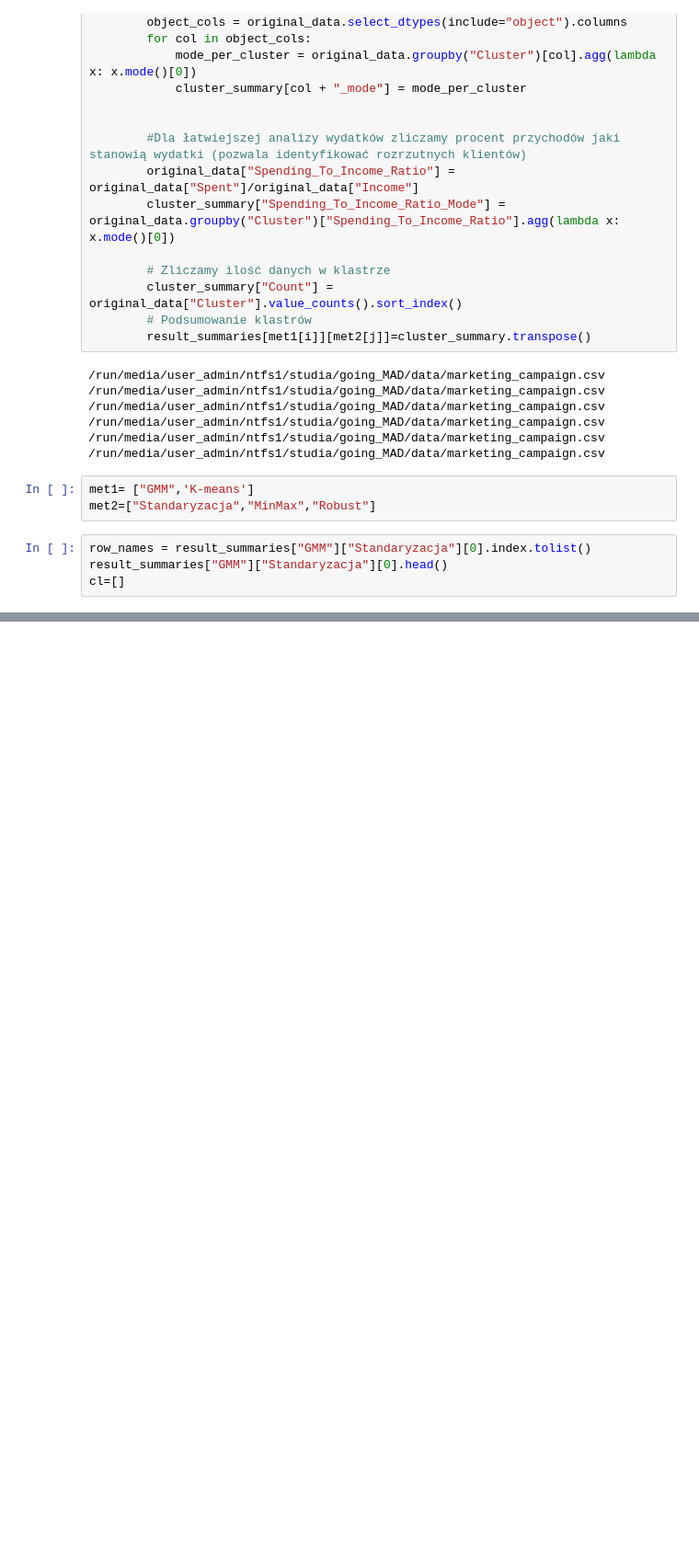
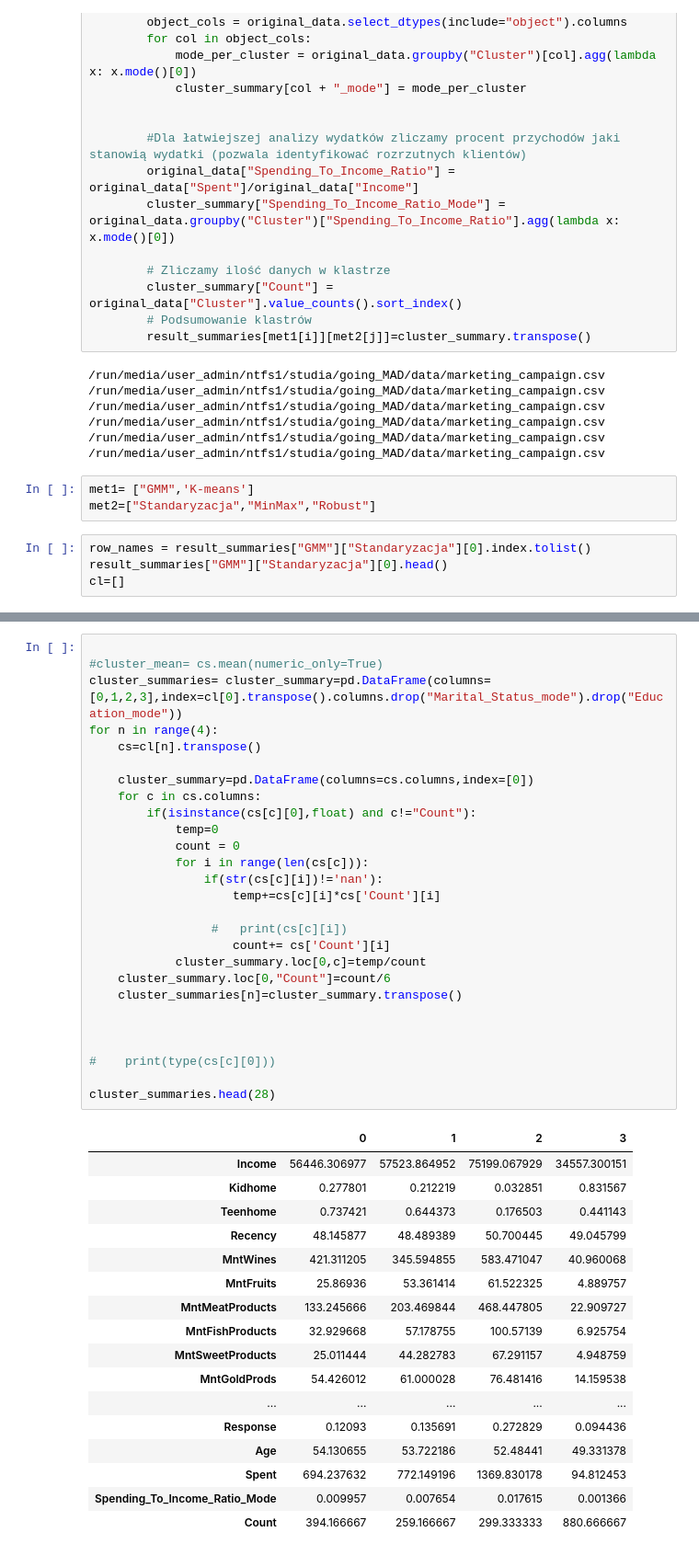
Before and after one commit to Noka993/customer-profile-analysis, a Jupyter notebook: notebooks/Comparison.ipynb, the cells around one changed output, grey strips where cells are left out. Shown at 92% size. Drawn from its saved outputs; the diff is of its cells as text; blank space fills up the shorter version.

```diff
--- a/notebooks/Comparison.ipynb
+++ b/notebooks/Comparison.ipynb
@@ -349,3 +366,48 @@ cl[3].head(28)
 | Marital_Status_mode | Partner | Partner | Partner | Partner | Partner | Partner |
 | Spending_To_Income_Ratio_Mode | 0.001366 | 0.001366 | 0.001366 | 0.001366 | 0.001366 | 0.001366 |
 | Count | 1048 | 639 | 980 | 974 | 663 | 980 |
+# %%
+
+#cluster_mean= cs.mean(numeric_only=True)
+cluster_summaries= cluster_summary=pd.DataFrame(columns=[0,1,2,3],index=cl[0].transpose().columns.drop("Marital_Status_mode").drop("Education_mode"))
+for n in range(4):
+    cs=cl[n].transpose()
+
+    cluster_summary=pd.DataFrame(columns=cs.columns,index=[0])
+    for c in cs.columns:
+        if(isinstance(cs[c][0],float) and c!="Count"):
+            temp=0
+            count = 0
+            for i in range(len(cs[c])):
+                if(str(cs[c][i])!='nan'):
+                    temp+=cs[c][i]*cs['Count'][i]
+
+                 #   print(cs[c][i])
+                    count+= cs['Count'][i]
+            cluster_summary.loc[0,c]=temp/count
+    cluster_summary.loc[0,"Count"]=count/6
+    cluster_summaries[n]=cluster_summary.transpose()
+
+
+
+#    print(type(cs[c][0]))
+
+cluster_summaries.head(28)
+# %% [output]
+|  | 0 | 1 | 2 | 3 |
+| Income | 56446.306977 | 57523.864952 | 75199.067929 | 34557.300151 |
+| Kidhome | 0.277801 | 0.212219 | 0.032851 | 0.831567 |
+| Teenhome | 0.737421 | 0.644373 | 0.176503 | 0.441143 |
+| Recency | 48.145877 | 48.489389 | 50.700445 | 49.045799 |
+| MntWines | 421.311205 | 345.594855 | 583.471047 | 40.960068 |
+| MntFruits | 25.86936 | 53.361414 | 61.522325 | 4.889757 |
+| MntMeatProducts | 133.245666 | 203.469844 | 468.447805 | 22.909727 |
+| MntFishProducts | 32.929668 | 57.178755 | 100.57139 | 6.925754 |
+| MntSweetProducts | 25.011444 | 44.282783 | 67.291157 | 4.948759 |
+| MntGoldProds | 54.426012 | 61.000028 | 76.481416 | 14.159538 |
+| ... | ... | ... | ... | ... |
+| Response | 0.12093 | 0.135691 | 0.272829 | 0.094436 |
+| Age | 54.130655 | 53.722186 | 52.48441 | 49.331378 |
+| Spent | 694.237632 | 772.149196 | 1369.830178 | 94.812453 |
+| Spending_To_Income_Ratio_Mode | 0.009957 | 0.007654 | 0.017615 | 0.001366 |
+| Count | 394.166667 | 259.166667 | 299.333333 | 880.666667 |
```
Also changed, not shown: parts of 2 cells of this notebook.
